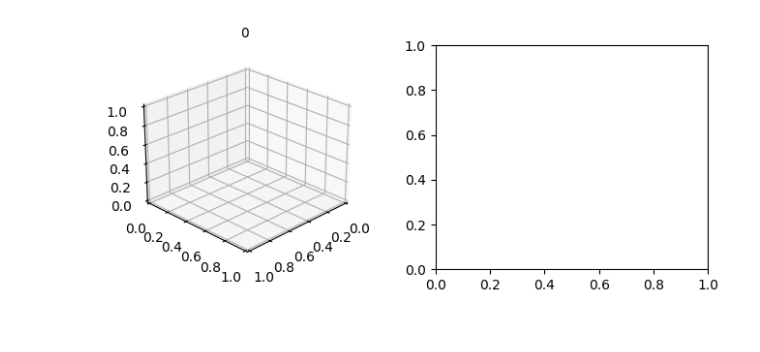
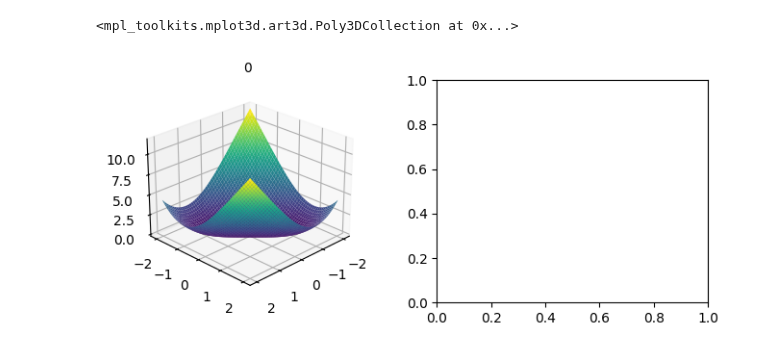
Before and after one commit to asegura4488/MetodosComputacionales1, a Jupyter notebook: Semana6/Descenso2D.ipynb, the cells around one changed output. Cells and saved outputs as stored; diff of their text form; code cells hidden in the pictures.

```diff
--- a/Semana6/Descenso2D.ipynb
+++ b/Semana6/Descenso2D.ipynb
@@ -18,9 +18,15 @@ def Plotter(e):
   ax.set_title('{:.0f}'.format(e),fontsize=10)
 
   return ax,ax1
-# %%
-ax,_ = Plotter(0)
-# %% [output]
-[figure, removed]
+# %%
+ax,_ = Plotter(0)
+x = np.linspace(-2,2,50)
+y = np.linspace(-2,2,50)
+X,Y = np.meshgrid(x,y)
+Z = f2(X,Y)
+ax.plot_surface(X,Y,Z,cmap='viridis')
+# %% [output]
+<mpl_toolkits.mplot3d.art3d.Poly3DCollection at 0x...>
+[figure, added]
 # %%
 def f2(x,y):
```
Also changed, not shown: parts of 3 cells of this notebook.
